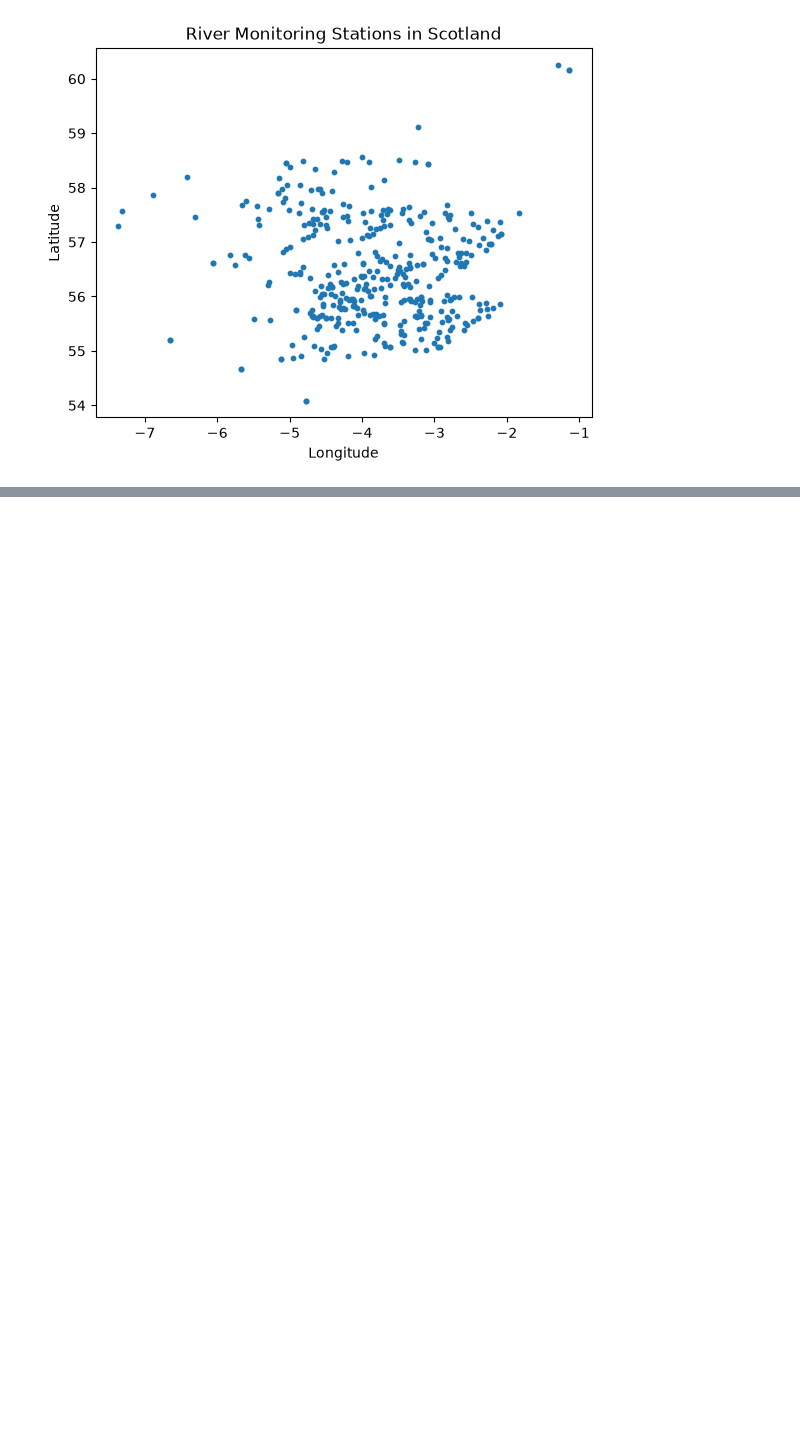
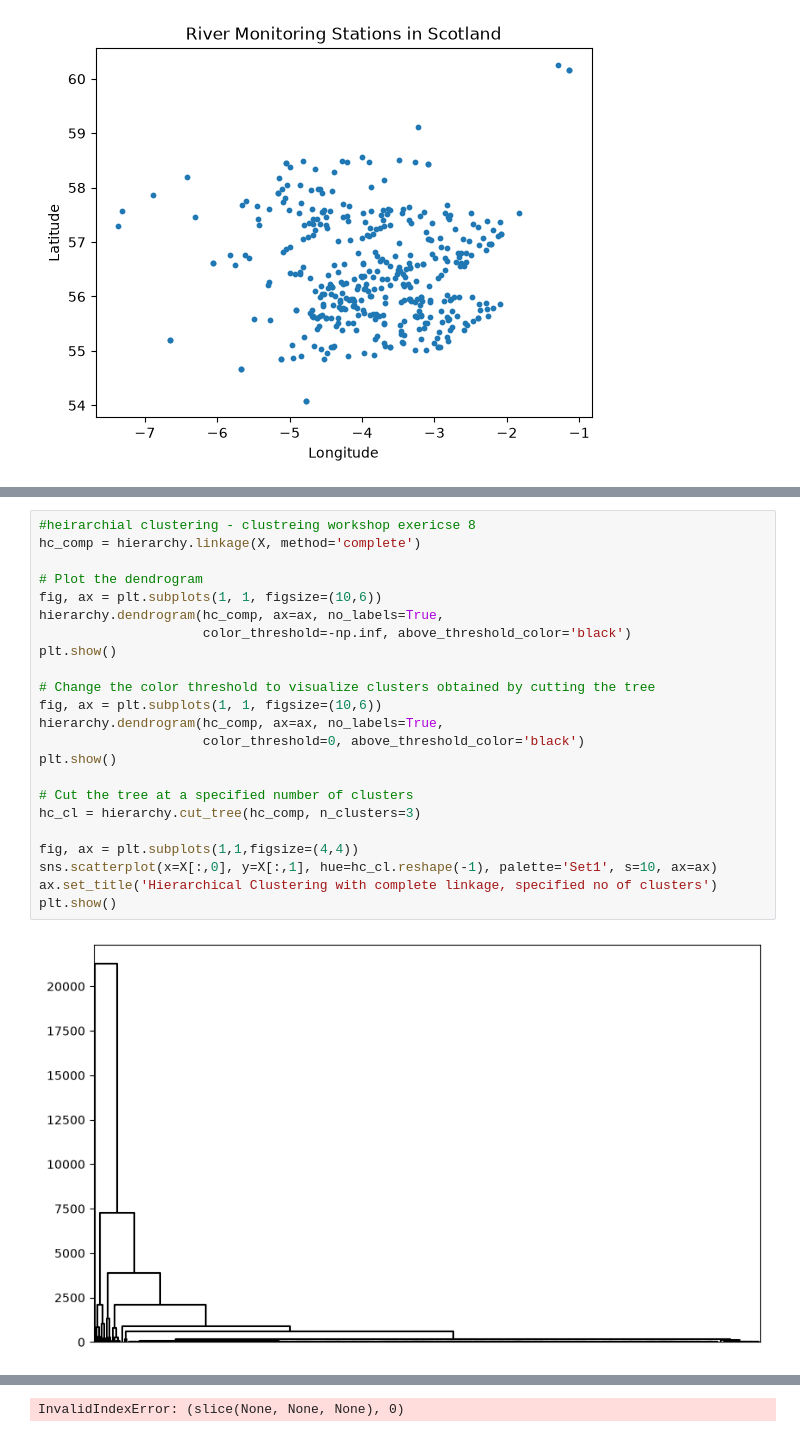
Before and after one commit to Emma-Deyell/MLP-PROJ, a Jupyter notebook: project_saba.ipynb, the cells around one changed output, grey strips where cells are left out. Drawn from its saved outputs; the diff is of its cells as text; blank space fills up the shorter version.

```diff
--- a/project_saba.ipynb
+++ b/project_saba.ipynb
@@ -335,0 +386,25 @@ from scipy.cluster import hierarchy
+# %%
+#heirarchial clustering - clustreing workshop exericse 8
+hc_comp = hierarchy.linkage(X, method='complete')
+
+# Plot the dendrogram
+fig, ax = plt.subplots(1, 1, figsize=(10,6))
+hierarchy.dendrogram(hc_comp, ax=ax, no_labels=True,
+                     color_threshold=-np.inf, above_threshold_color='black')
+plt.show()
+
+# Change the color threshold to visualize clusters obtained by cutting the tree
+fig, ax = plt.subplots(1, 1, figsize=(10,6))
+hierarchy.dendrogram(hc_comp, ax=ax, no_labels=True,
+                     color_threshold=0, above_threshold_color='black')
+plt.show()
+
+# Cut the tree at a specified number of clusters
+hc_cl = hierarchy.cut_tree(hc_comp, n_clusters=3)
+
+fig, ax = plt.subplots(1,1,figsize=(4,4))
+sns.scatterplot(x=X[:,0], y=X[:,1], hue=hc_cl.reshape(-1), palette='Set1', s=10, ax=ax)
+ax.set_title('Hierarchical Clustering with complete linkage, specified no of clusters')
+plt.show()
+# %% [output]
+[figure, added]
@@ -335,0 +412 @@ from scipy.cluster import hierarchy
+InvalidIndexError: (slice(None, None, None), 0)
```
Also changed, not shown: parts of 6 cells of this notebook, 13 other files.
